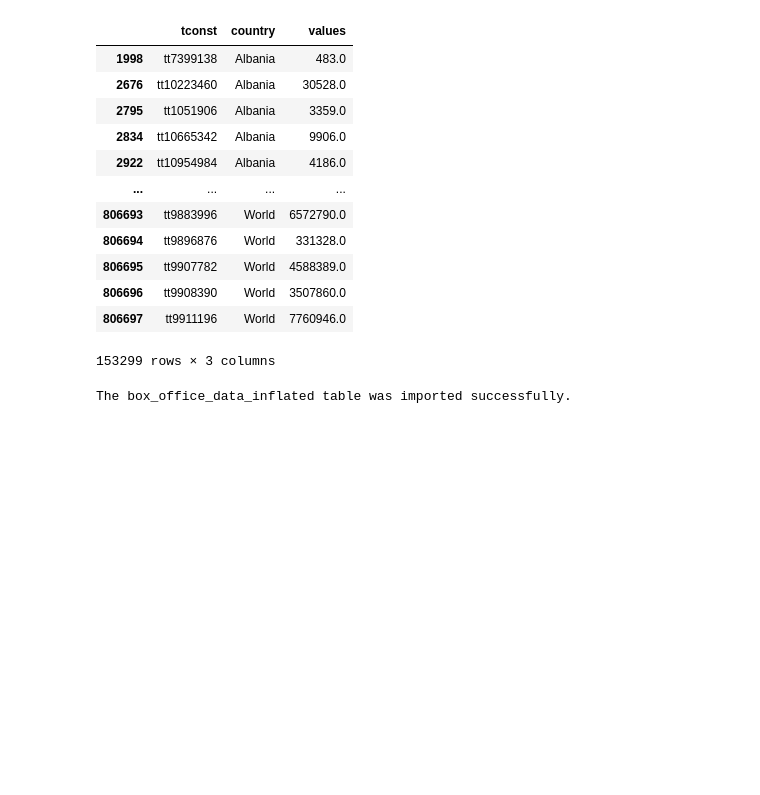
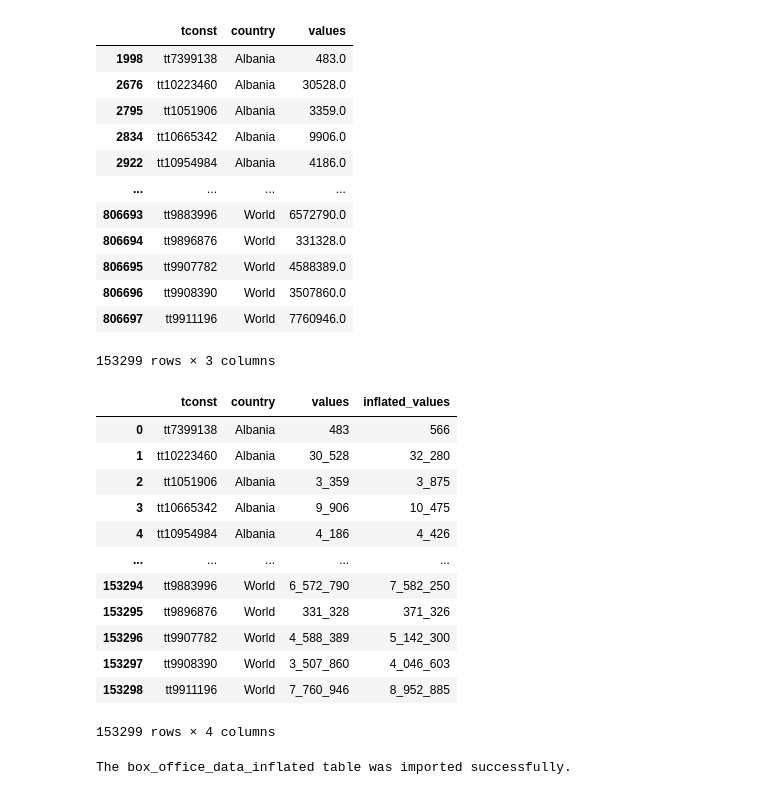
Before and after one commit to tk87-hono/data_analytics_24_4-Capstone_Movie_Group, a Jupyter notebook: Box_office_to_long.ipynb, the cells around one changed output. Saved outputs shown, nothing was run; the diff lists cells and outputs as text; code cells hidden in the pictures; blank space fills up the shorter version.

```diff
--- a/Box_office_to_long.ipynb
+++ b/Box_office_to_long.ipynb
@@ -321,6 +339,22 @@ new_values_box_df
 pd.options.display.float_format= "{:_.0f}".format
 # %%
 box_office_data_inflated = new_values_box_df.merge(new_inflated_box_df, how='inner', on=['tconst', 'country'])
+# %%
+box_office_data_inflated
+# %% [output]
+|  | tconst | country | values | inflated_values |
+| 0 | tt7399138 | Albania | 483 | 566 |
+| 1 | tt10223460 | Albania | 30_528 | 32_280 |
+| 2 | tt1051906 | Albania | 3_359 | 3_875 |
+| 3 | tt10665342 | Albania | 9_906 | 10_475 |
+| 4 | tt10954984 | Albania | 4_186 | 4_426 |
+| ... | ... | ... | ... | ... |
+| 153294 | tt9883996 | World | 6_572_790 | 7_582_250 |
+| 153295 | tt9896876 | World | 331_328 | 371_326 |
+| 153296 | tt9907782 | World | 4_588_389 | 5_142_300 |
+| 153297 | tt9908390 | World | 3_507_860 | 4_046_603 |
+| 153298 | tt9911196 | World | 7_760_946 | 8_952_885 |
+153299 rows × 4 columns
 # %%
 from sql_functions import get_engine, schema
 import psycopg2
```
Also changed, not shown: parts of 1 cell of this notebook, 2 other files.
